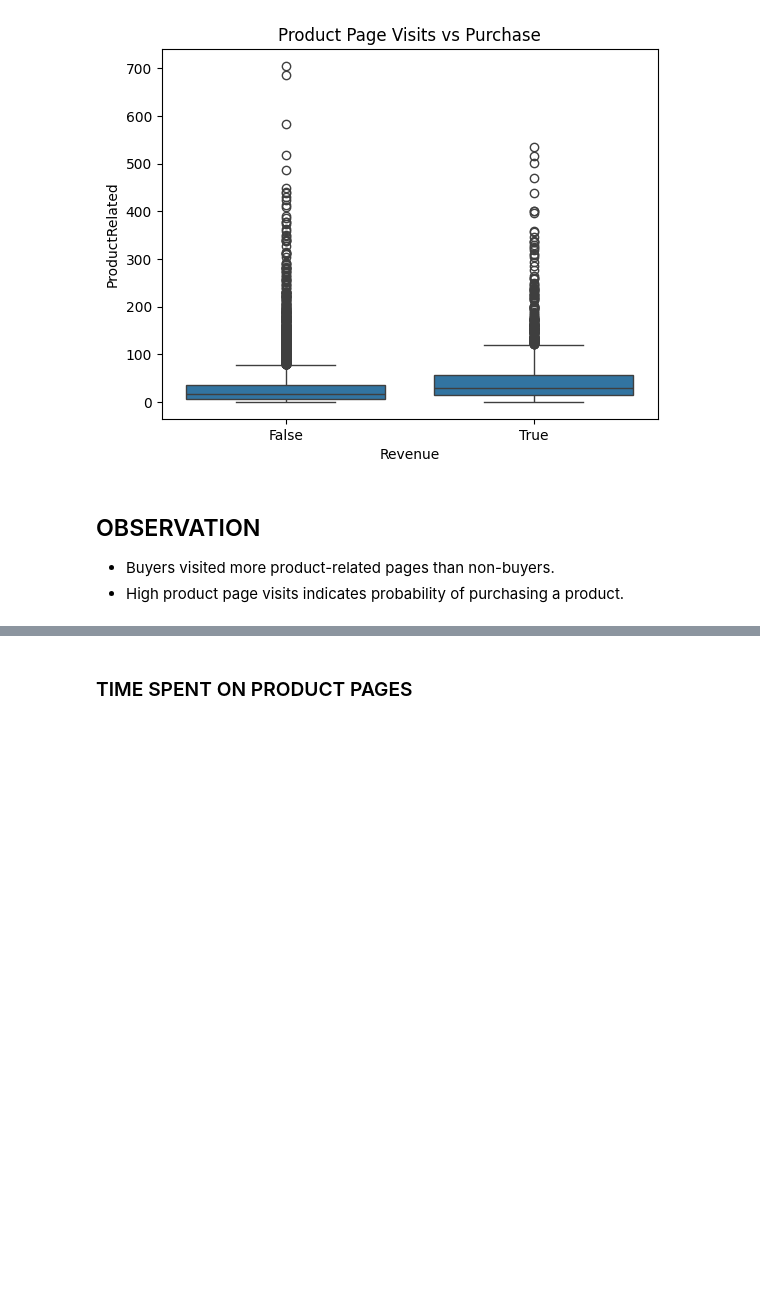
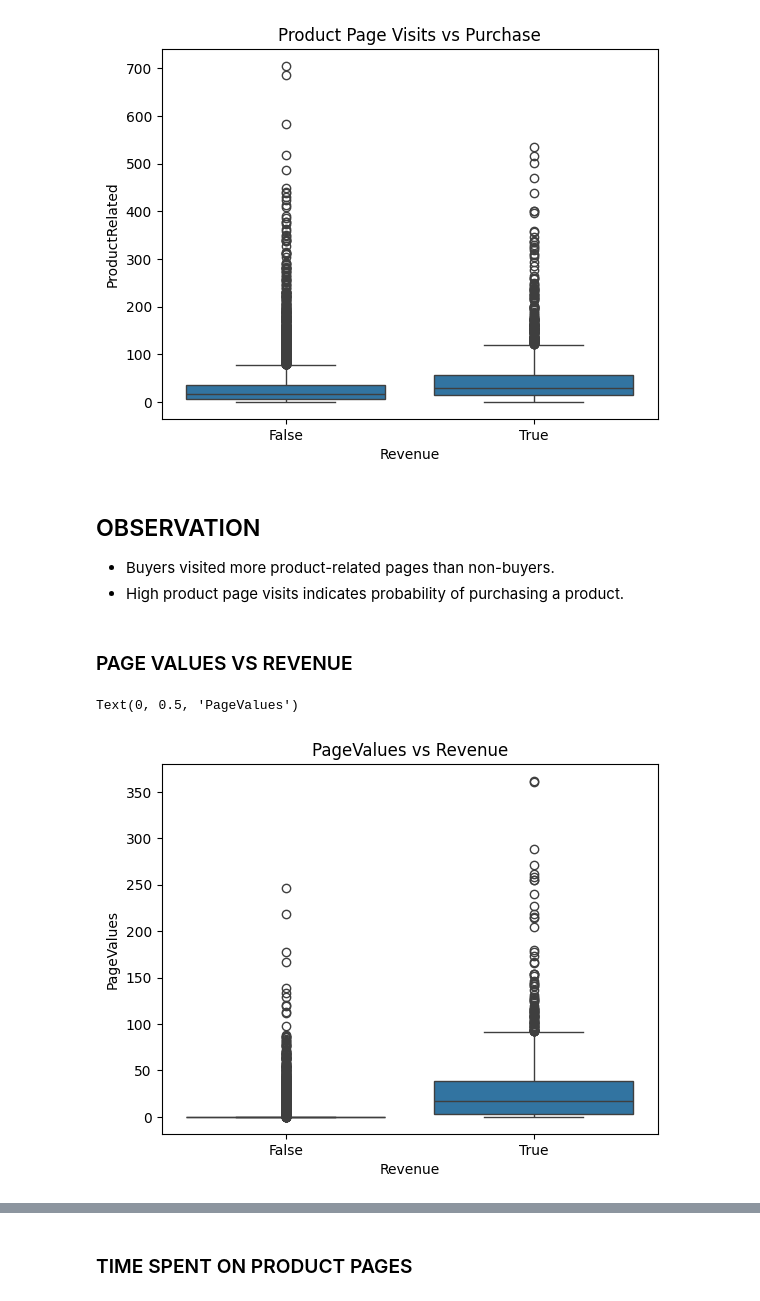
Before and after one commit to Babji-1/E-COMMERCE-GROUP-PROJECT, a Jupyter notebook: DATA ANALYSIS AND VISUALIZATION/online_shoppers_intention.ipynb, the cells around one changed output, grey strips where cells are left out. Saved outputs shown, nothing was run; the diff lists cells and outputs as text; code cells hidden in the pictures; blank space fills up the shorter version.

Commit message:
analysis and visualization updates

```diff
--- a/DATA ANALYSIS AND VISUALIZATION/online_shoppers_intention.ipynb
+++ b/DATA ANALYSIS AND VISUALIZATION/online_shoppers_intention.ipynb
@@ -311,3 +311,16 @@ Text(0.5, 1.0, 'Product Page Visits vs Purchase')
 ## OBSERVATION
 - Buyers visited more product-related pages than non-buyers.
 - High product page visits indicates probability of purchasing a product.
+# %% [markdown]
+### PAGE VALUES VS REVENUE
+# %%
+# Create boxplot
+sns.boxplot(x="Revenue", y="PageValues", data=df)
+
+# Add title and labels
+plt.title("PageValues vs Revenue")
+plt.xlabel("Revenue")
+plt.ylabel("PageValues")
+# %% [output]
+Text(0, 0.5, 'PageValues')
+[figure, added]
```
Also changed, not shown: parts of 1 cell of this notebook, 3 other files.
